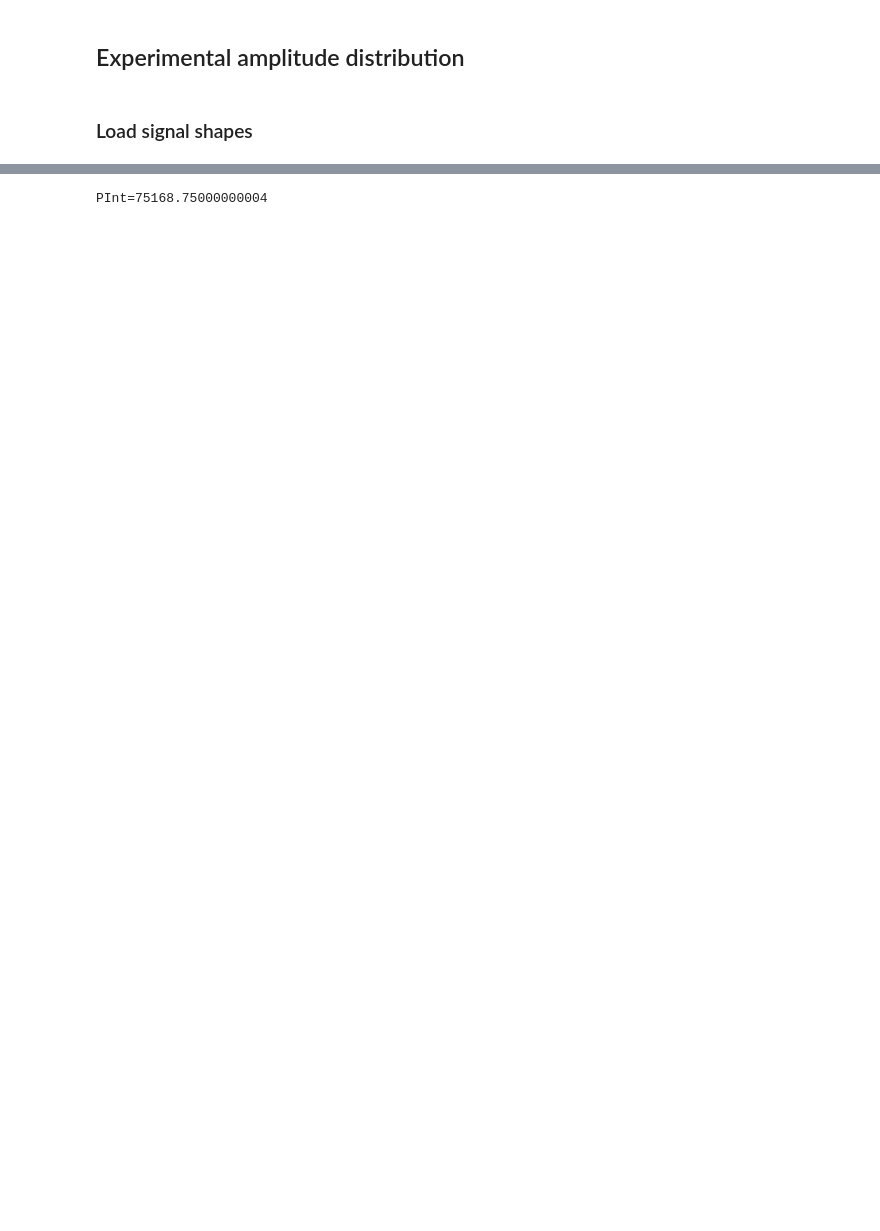
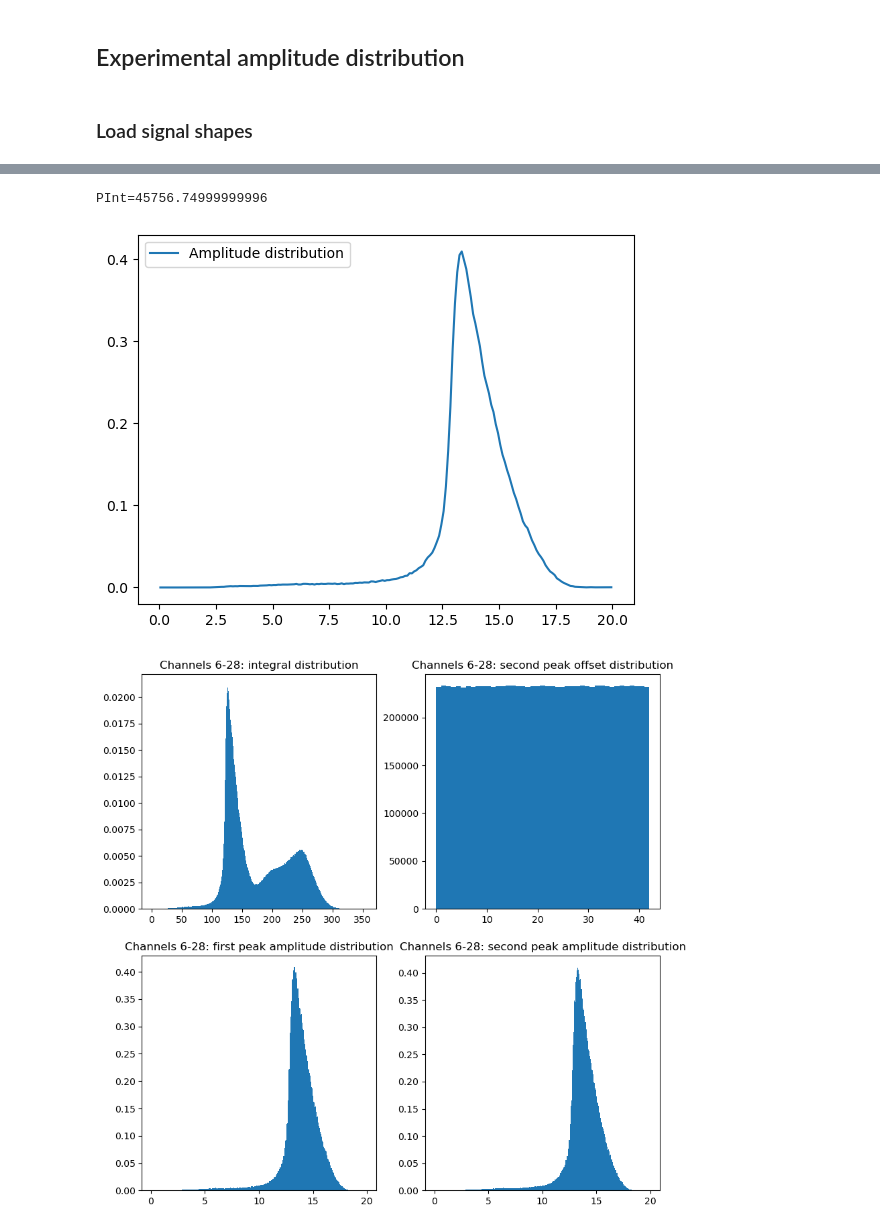
Before and after one commit to GregTheMadMonk/edu-28, a Jupyter notebook: edu-28.ipynb, the cells around one changed output, grey strips where cells are left out. Cells and saved outputs as stored; diff of their text form; code cells hidden in the pictures; blank space fills up the shorter version.

```diff
--- a/edu-28.ipynb
+++ b/edu-28.ipynb
@@ -430,4 +438,6 @@ PInt=75168.75000000004
 # %%
-processFile('task/data/p120(30s)(HV1=13000).txt')
+processFile('task/data/p98(30s)(HV1=13000).txt')
 # %% [output]
-PInt=75168.75000000004
+PInt=45756.74999999996
+[figure, added]
+[figure, added]
```
Also changed, not shown: parts of 19 cells of this notebook, 4 other files.
